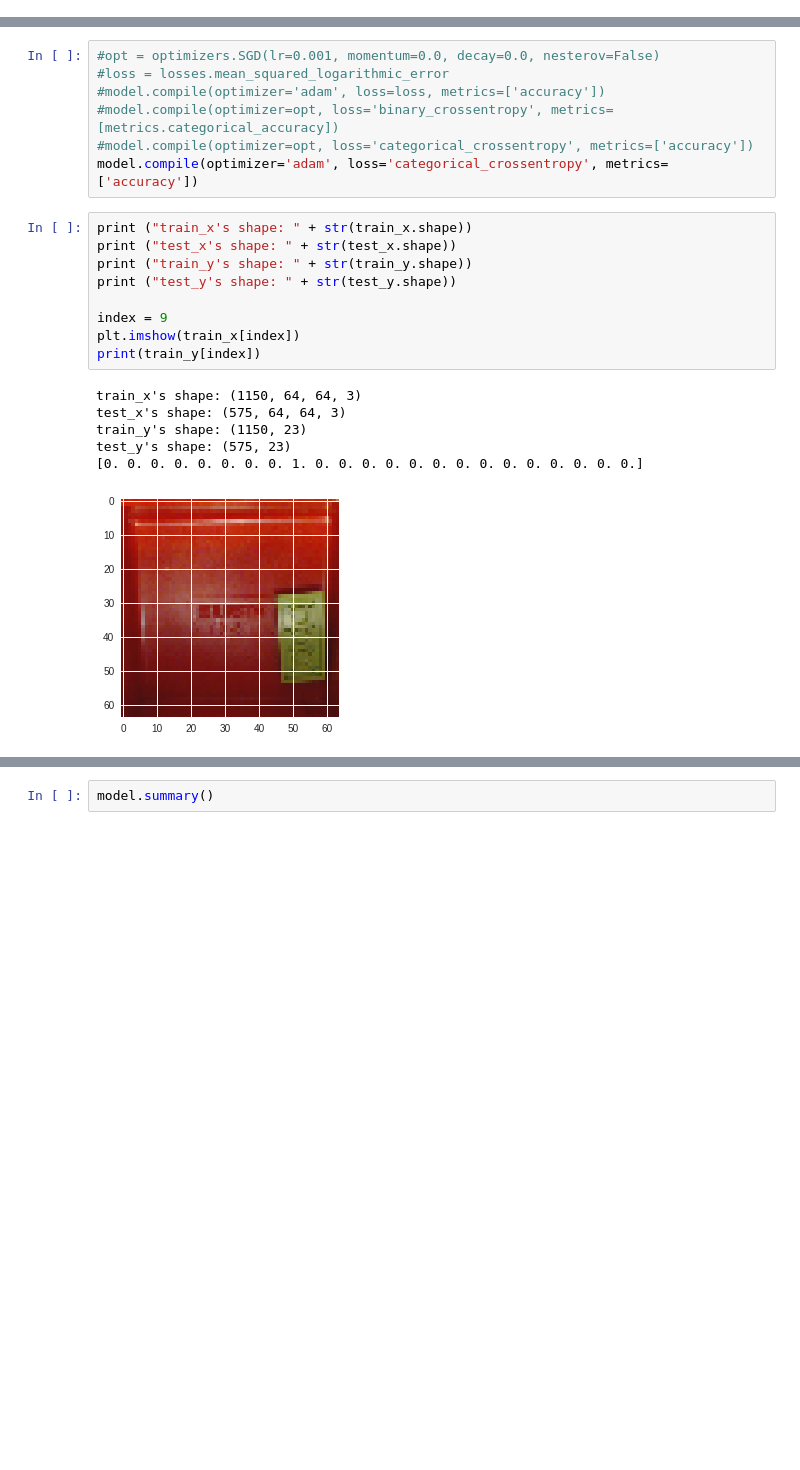
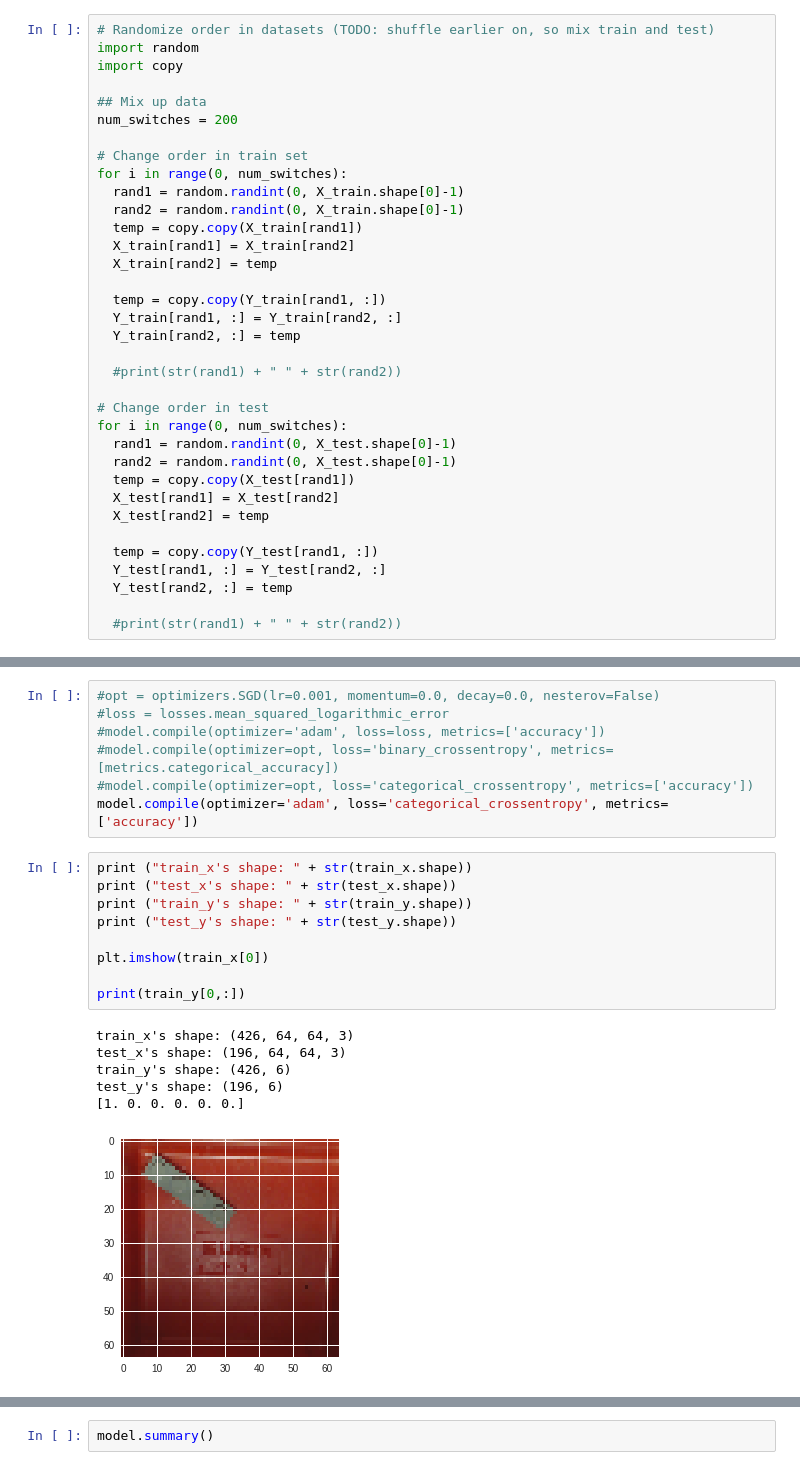
Before and after one commit to tylerlum/Tray_Image_Classifier_A, a Jupyter notebook: Tray_Image_Classifier_B.ipynb, the cells around one changed output, grey strips where cells are left out. Saved outputs shown, nothing was run; the diff lists cells and outputs as text; blank space fills up the shorter version.

```diff
--- a/Tray_Image_Classifier_B.ipynb
+++ b/Tray_Image_Classifier_B.ipynb
@@ -233 +244,36 @@ print(Y_train[index])
+# %%
+# Randomize order in datasets (TODO: shuffle earlier on, so mix train and test)
+import random
+import copy
+
+## Mix up data
+num_switches = 200
+
+# Change order in train set
+for i in range(0, num_switches):
+  rand1 = random.randint(0, X_train.shape[0]-1)
+  rand2 = random.randint(0, X_train.shape[0]-1)
+  temp = copy.copy(X_train[rand1])
+  X_train[rand1] = X_train[rand2]
+  X_train[rand2] = temp
+
+  temp = copy.copy(Y_train[rand1, :])
+  Y_train[rand1, :] = Y_train[rand2, :]
+  Y_train[rand2, :] = temp
+
+  #print(str(rand1) + " " + str(rand2))
+
+# Change order in test
+for i in range(0, num_switches):
+  rand1 = random.randint(0, X_test.shape[0]-1)
+  rand2 = random.randint(0, X_test.shape[0]-1)
+  temp = copy.copy(X_test[rand1])
+  X_test[rand1] = X_test[rand2]
+  X_test[rand2] = temp
+
+  temp = copy.copy(Y_test[rand1, :])
+  Y_test[rand1, :] = Y_test[rand2, :]
+  Y_test[rand2, :] = temp
+
+  #print(str(rand1) + " " + str(rand2))
 # %%
@@ -445,17 +506,17 @@ model.compile(optimizer='adam', loss='categorical_crossentropy', metrics=['accur
 # %%
 print ("train_x's shape: " + str(train_x.shape))
 print ("test_x's shape: " + str(test_x.shape))
 print ("train_y's shape: " + str(train_y.shape))
 print ("test_y's shape: " + str(test_y.shape))
 
-index = 9
-plt.imshow(train_x[index])
-print(train_y[index])
+plt.imshow(train_x[0])
+
+print(train_y[0,:])
 # %% [output]
-train_x's shape: (1150, 64, 64, 3)
-test_x's shape: (575, 64, 64, 3)
-train_y's shape: (1150, 23)
-test_y's shape: (575, 23)
-[0. 0. 0. 0. 0. 0. 0. 0. 1. 0. 0. 0. 0. 0. 0. 0. 0. 0. 0. 0. 0. 0. 0.]
+train_x's shape: (426, 64, 64, 3)
+test_x's shape: (196, 64, 64, 3)
+train_y's shape: (426, 6)
+test_y's shape: (196, 6)
+[1. 0. 0. 0. 0. 0.]
-[figure, old version]
+[figure, new version]
 # %%
```
Also changed, not shown: parts of 28 cells of this notebook.
